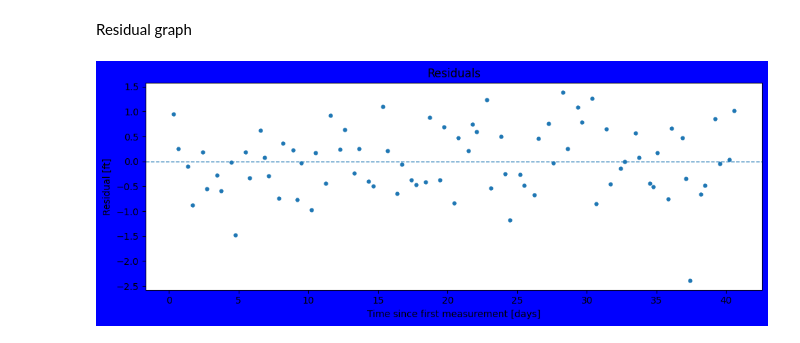
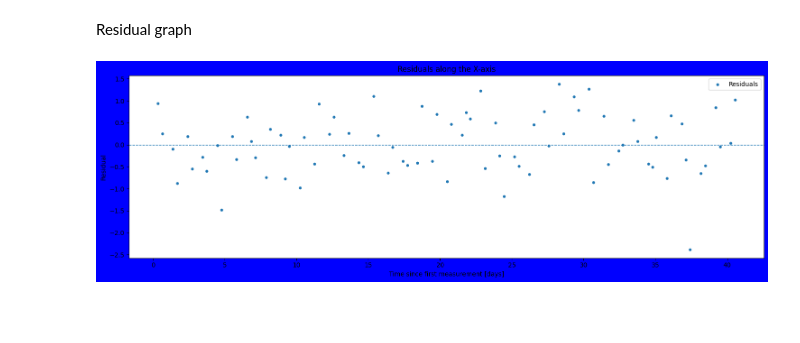
Before and after one commit to PrIceZeng-816/ASTR_19_Project, a Jupyter notebook: group-project-func.ipynb, the cells around one changed output. Drawn from its saved outputs; the diff is of its cells as text; code cells hidden in the pictures; blank space fills up the shorter version.

```diff
--- a/group-project-func.ipynb
+++ b/group-project-func.ipynb
@@ -124,14 +124,15 @@ Residual standard deviation: 0.678 ft
 # %% [markdown]
 Residual graph
 # %%
-plt.figure(figsize=(10,4),facecolor="blue")
+plt.figure(figsize=(15,5),facecolor="blue")
 plt.axhline(0, ls="--", lw=1)
-plt.scatter(t_plot_days, resid, s=12)
+plt.scatter(t_plot_days, resid, s=12, label="Residuals")
 plt.xlabel("Time since first measurement [days]")
-plt.ylabel("Residual [ft]")
-plt.title("Residuals")
+plt.ylabel("Residual")
+plt.title("Residuals along the X-axis")
+plt.legend()
 plt.tight_layout()
 plt.savefig("Residuals.pdf") # save as pdf
 plt.show()
 # %% [output]
-[figure, old version]
+[figure, new version]
```
Also changed, not shown: parts of 2 cells of this notebook, 2 other files.
